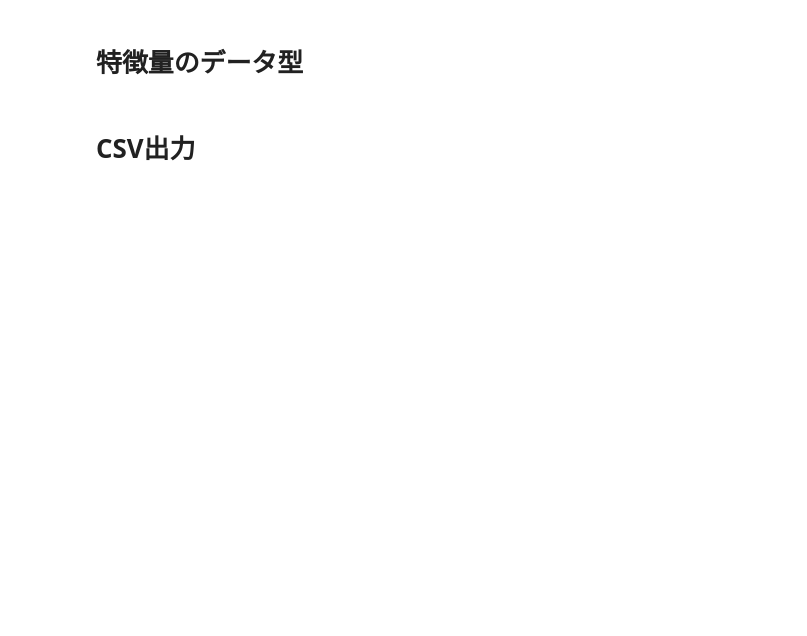
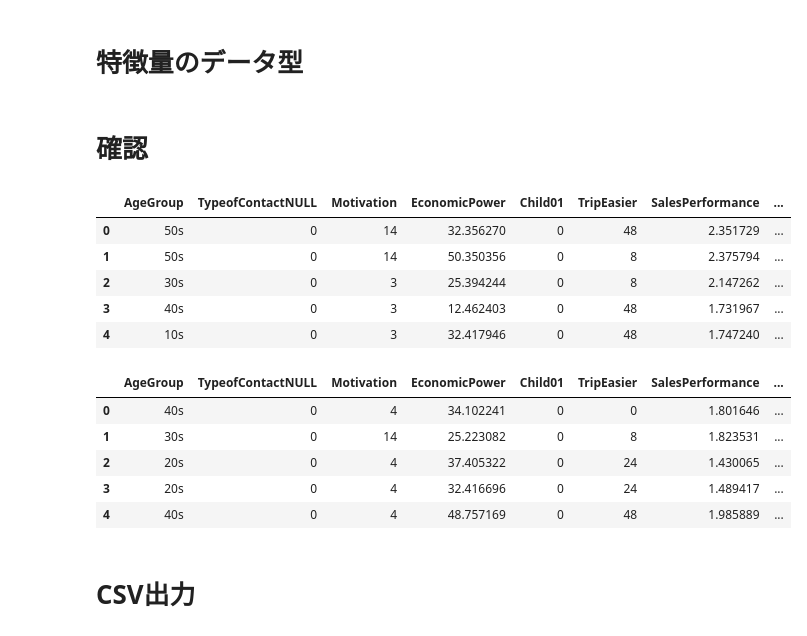
Before and after one commit to RickHub0115/SIGNATE-Summer-Cup-2024, a Jupyter notebook: scr/feature_engineering/feature_engineering.ipynb, the cells around one changed output. Cells and saved outputs as stored; diff of their text form; code cells hidden in the pictures; blank space fills up the shorter version.

```diff
--- a/scr/feature_engineering/feature_engineering.ipynb
+++ b/scr/feature_engineering/feature_engineering.ipynb
@@ -110,18 +88,21 @@ df_train['TripFreaqency'] = df_train['NumberOfTrips'].apply(make_TripFreaqency)
+# %%
+df_train['NumberOfTrips_log'] = np.log1p(df_train['NumberOfTrips'])
+df_test['NumberOfTrips_log'] = np.log1p(df_test['NumberOfTrips'])
 # %% [markdown]
 ## TravelCost
 総旅行費の推定
 # %%
 df_train['TravelCost'] = df_train['PreferredPropertyStar'].apply(make_TravelCost_PreferredPropertyStar) * (1 + df_train['NumberOfTrips_log'])
-#df_test['TravelCost'] = df_test['PreferredPropertyStar'].apply(make_TravelCost_PreferredPropertyStar) * (1 + df_test['NumberOfTrips_log'])
+df_test['TravelCost'] = df_test['PreferredPropertyStar'].apply(make_TravelCost_PreferredPropertyStar) * (1 + df_test['NumberOfTrips_log'])
 # %% [markdown]
 ## EconomicSegment
 経済力のセグメント
 # %%
 df_train['EconomicSegment'] = df_train['Occupation'] + df_train['Designation'] + df_train['CityTier'].astype(str)
-#df_test['EconomicSegment'] = df_test['Occupation'] + df_test['Designation'] + df_test['CityTier'].astype(str)
+df_test['EconomicSegment'] = df_test['Occupation'] + df_test['Designation'] + df_test['CityTier'].astype(str)
 
 df_train = mapping_EconomicSegment(df_train)
-#df_test = mapping_EconomicSegment(df_test)
+df_test = mapping_EconomicSegment(df_test)
 # %% [markdown]
 ## PacakgeMatch
 営業担当者がセールスした商品と、顧客の希望するホテルのランクがマッチしているかを表す数値
@@ -142,7 +123,7 @@ def calculate_fit(product, preferred_star):
 
 # 新しい特徴量をデータフレームに追加
 df_train['PackageMatch'] = df_train.apply(lambda row: calculate_fit(row['ProductPitched'], row['PreferredPropertyStar']), axis=1)
-#df_test['PackageMatch'] = df_test.apply(lambda row: calculate_fit(row['ProductPitched'], row['PreferredPropertyStar']), axis=1)
+df_test['PackageMatch'] = df_test.apply(lambda row: calculate_fit(row['ProductPitched'], row['PreferredPropertyStar']), axis=1)
 # %%
 df_train[['PackageMatch', 'ProductPitched', 'PreferredPropertyStar']]
 # %% [output]
@@ -213,6 +194,24 @@ for col in float_columns:
 for col in int_columns:
     df_train[col] = df_train[col].astype(int)
     df_test[col] = df_test[col].astype(int)
+# %% [markdown]
+# 確認
+# %%
+display(df_train.iloc[:5, 20:])
+display(df_test.iloc[:5, 19:])
+# %% [output]
+|  | AgeGroup | TypeofContactNULL | Motivation | EconomicPower | Child01 | TripEasier | SalesPerformance | ... |
+| 0 | 50s | 0 | 14 | 32.356270 | 0 | 48 | 2.351729 | ... |
+| 1 | 50s | 0 | 14 | 50.350356 | 0 | 8 | 2.375794 | ... |
+| 2 | 30s | 0 | 3 | 25.394244 | 0 | 8 | 2.147262 | ... |
+| 3 | 40s | 0 | 3 | 12.462403 | 0 | 48 | 1.731967 | ... |
+| 4 | 10s | 0 | 3 | 32.417946 | 0 | 48 | 1.747240 | ... |
+|  | AgeGroup | TypeofContactNULL | Motivation | EconomicPower | Child01 | TripEasier | SalesPerformance | ... |
+| 0 | 40s | 0 | 4 | 34.102241 | 0 | 0 | 1.801646 | ... |
+| 1 | 30s | 0 | 14 | 25.223082 | 0 | 8 | 1.823531 | ... |
+| 2 | 20s | 0 | 4 | 37.405322 | 0 | 24 | 1.430065 | ... |
+| 3 | 20s | 0 | 4 | 32.416696 | 0 | 24 | 1.489417 | ... |
+| 4 | 40s | 0 | 4 | 48.757169 | 0 | 48 | 1.985889 | ... |
 # %% [markdown]
 # CSV出力
 # %%
```
Also changed, not shown: parts of 14 cells of this notebook, 14 other files.
